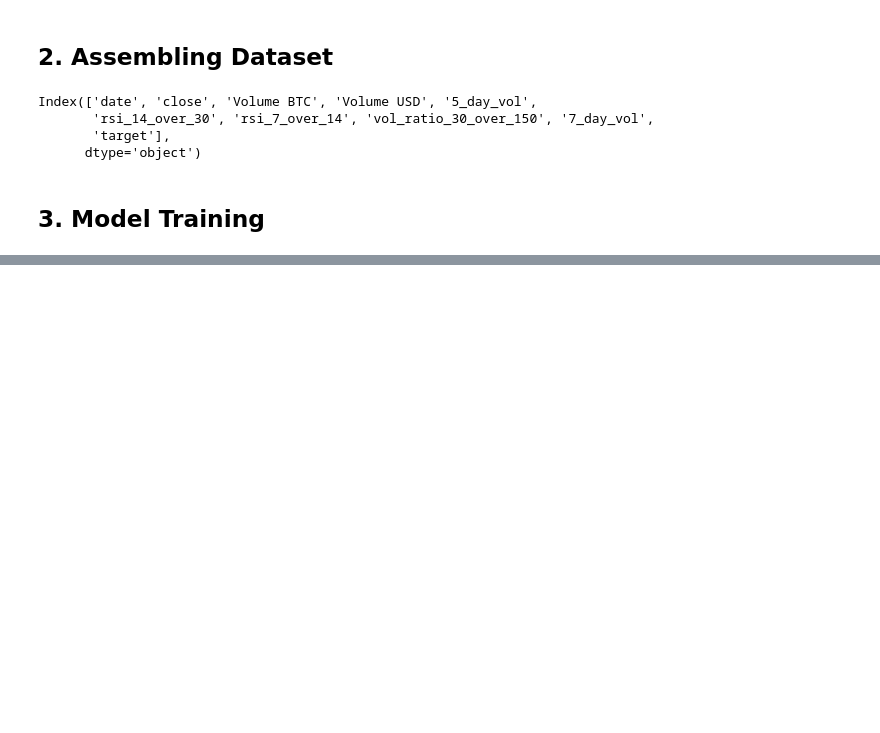
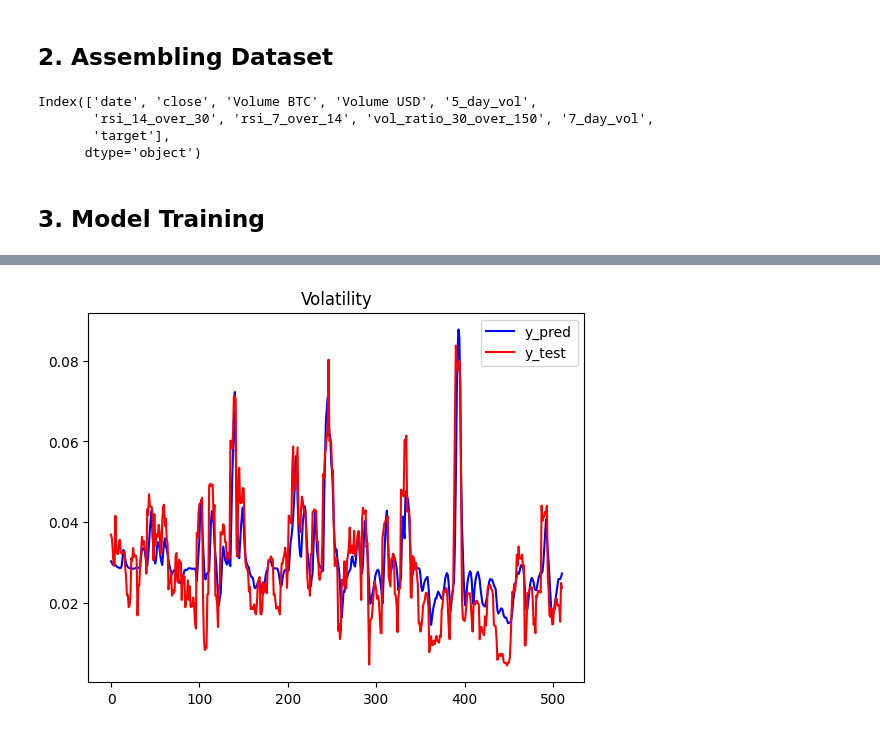
Before and after one commit to frankli073/variance_prediction, a Jupyter notebook: models/lstm.ipynb, the cells around one changed output, grey strips where cells are left out. Drawn from its saved outputs; the diff is of its cells as text; code cells hidden in the pictures; blank space fills up the shorter version.

```diff
--- a/models/lstm.ipynb
+++ b/models/lstm.ipynb
@@ -98,0 +105,20 @@ _ = plt.show()
+# %%
+def create_sequences_with_exogenous(features, target, timesteps):
+    X, y = [], []
+    for i in range(len(features) - timesteps):
+        # Extracting the exogenous features for the past 'timesteps' and including the current timestep
+        X.append(features[i:(i + timesteps)])  # '+1' to include current timestep features
+        # The target is the value at the current timestep
+        y.append(target[i + timesteps - 1])
+    return np.array(X), np.array(y)
+
+timesteps = 10
+np.random.seed(0)
+scaler = StandardScaler()
+features = all_features[['close', 'Volume BTC', 'Volume USD', '5_day_vol',
+       'rsi_14_over_30', 'rsi_7_over_14', 'vol_ratio_30_over_150', '7_day_vol']]
+target = all_features['target'].to_numpy()
+features_scaled = scaler.fit_transform(features)
+
+X, y = create_sequences_with_exogenous(features_scaled, target, timesteps)
+X_train, X_test, y_train, y_test = train_test_split(X, y, test_size=0.2, shuffle=False, random_state=0)
@@ -98,0 +129,16 @@ _ = plt.show()
+# %%
+lstm_enhanced = Sequential([
+    LSTM(50, input_shape=(X_train.shape[1], X_train.shape[2]), return_sequences=True),  # Input shape is (10, 8)
+    Dropout(rate=0.2),
+    Dense(units=10, activation='relu'),
+    GRU(units=50, return_sequences=False),  # Since it's followed by a Dense layer, return_sequences is False
+    Dropout(rate=0.2),
+    Dense(units=1)
+])
+
+lstm_enhanced.compile(optimizer='adam', loss='mse')
+# %%
+history = lstm_enhanced.fit(X_train, y_train, epochs=20, batch_size=32, validation_data=(X_test, y_test))
+test_loss = lstm_enhanced.evaluate(X_test, y_test)
+print(f"Test Loss: {test_loss}")
+predictions_from_enhances = lstm_enhanced.predict(X_test)
@@ -98,0 +163,10 @@ _ = plt.show()
+# %%
+y_pred_from_enhanced = pd.Series([i[0] for i in predictions_from_enhances])
+y_test_from_enhanced = pd.Series(y_test)
+_ = y_pred_from_enhanced.plot(color='blue', label='y_pred')
+_ = y_test_from_enhanced.plot(color='red', label='y_test')
+_ = plt.title("Volatility")
+_ = plt.legend()
+_ = plt.show()
+# %% [output]
+[figure, added]
```
Also changed, not shown: parts of 11 cells of this notebook, 1 other file.
